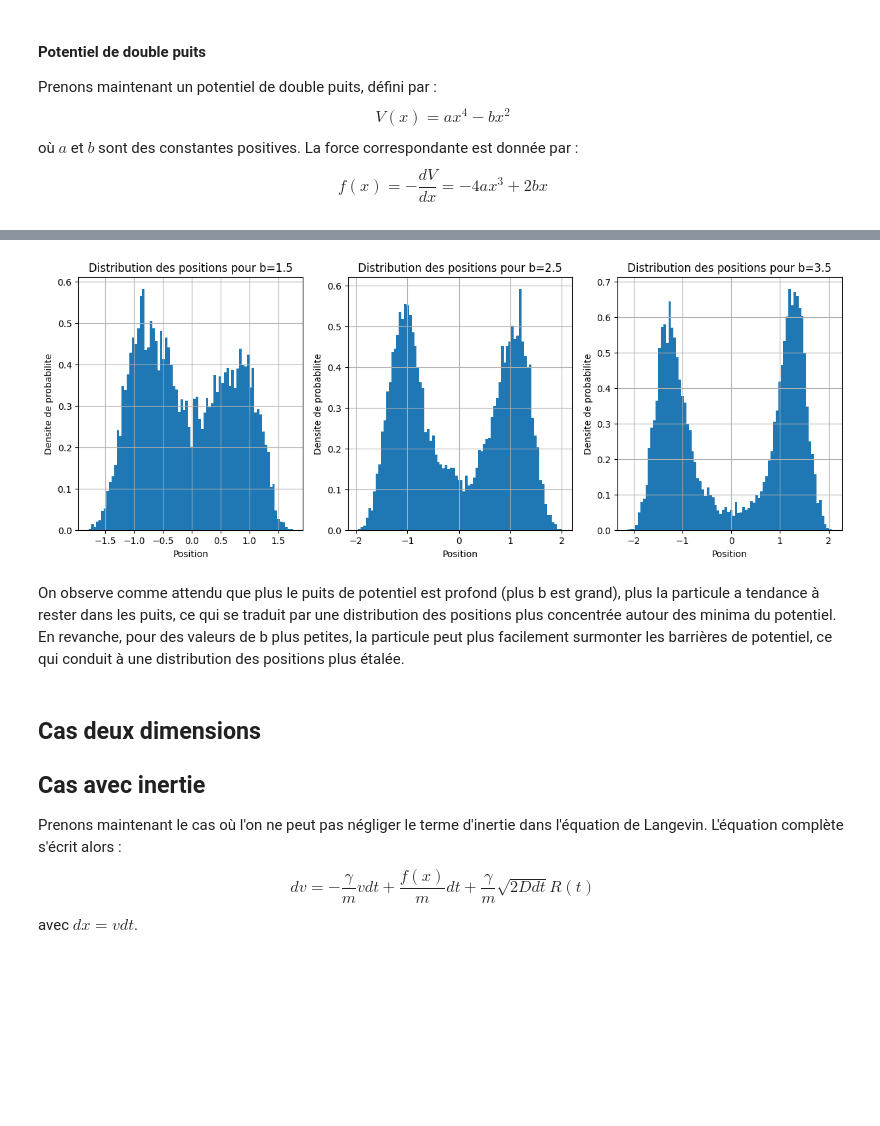
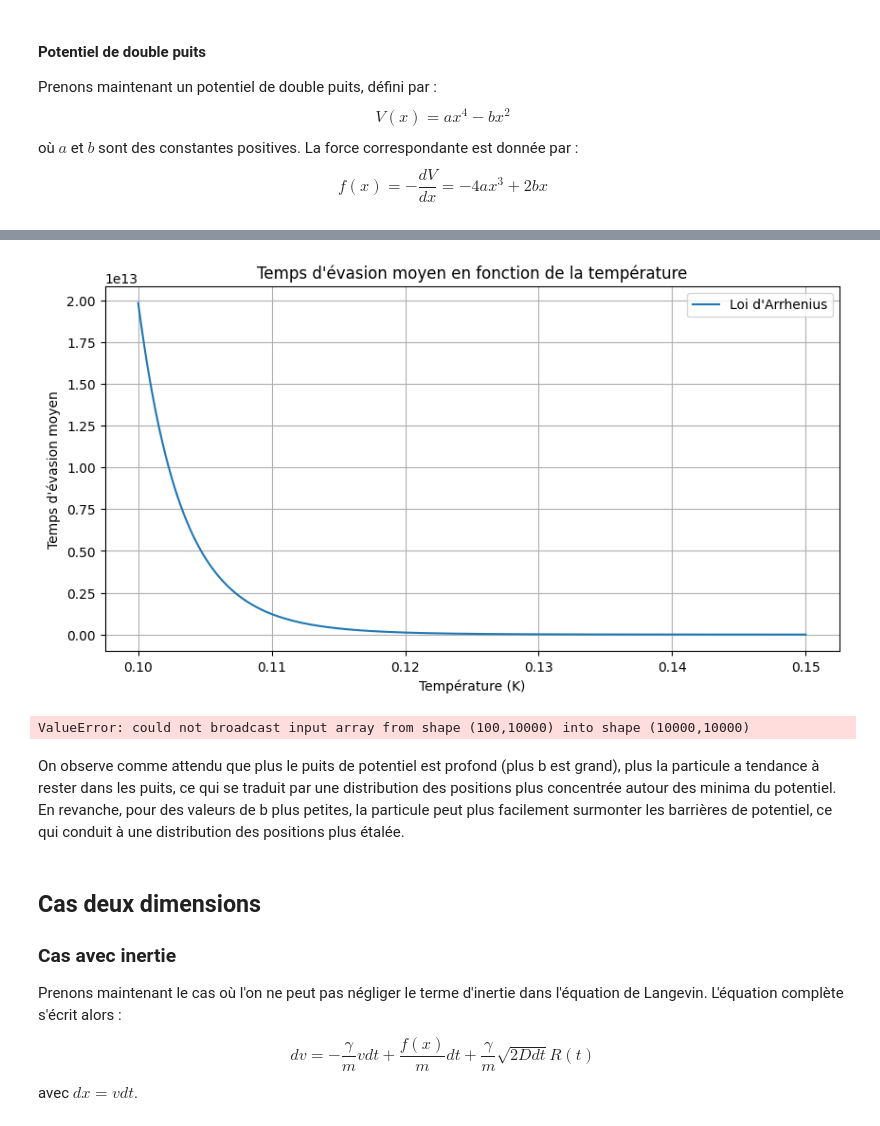
Before and after one commit to ostix360/Brownian-Motion, a Jupyter notebook: CR.ipynb, the cells around one changed output, grey strips where cells are left out. Saved outputs shown, nothing was run; the diff lists cells and outputs as text; code cells hidden in the pictures; blank space fills up the shorter version.

Commit message:
add mean time of escape

```diff
--- a/CR.ipynb
+++ b/CR.ipynb
@@ -201,3 +201,23 @@ plt.show()
+# %%
+# Temps moyen pour s'échapper du puits avec la loi d'Arrhenius
+k_B = 1 # Constante de Boltzmann
+T_value = 1 # Température en Kelvin
+delta_V = np.abs(np.min(V))
+escape_time_arrhenius = np.exp(delta_V / (k_B * T))
+
+# Graph de l'escape time moyen en fonction de T
+T_values = np.linspace(0.1, 0.15, 20000)
+escape_times_arrhenius = np.exp(delta_V / (k_B * T_values))
+plt.figure(figsize=(10, 5))
+plt.plot(T_values, escape_times_arrhenius, label='Loi d\'Arrhenius')
+plt.xlabel('Température (K)')
+plt.ylabel('Temps d\'évasion moyen')
+plt.title('Temps d\'évasion moyen en fonction de la température')
+plt.legend()
+plt.grid()
+plt.show()
+# %% [output]
+[figure, added]
 # %%
 # Les 3 graphes avec différentes valeurs de b
 
@@ -210,18 +230,18 @@ for i, b in enumerate(b_liste):
     plt.subplot(1, len(b_liste), i+1)
     plt.hist(y[i, :, 0], bins=80, density=True)
     plt.xlabel("Position")
-    plt.ylabel("Densite de probabilite")
+    plt.ylabel("Densité de probabilité")
     plt.title("Distribution des positions pour b={}".format(b))
     plt.grid()
 plt.show()
 # %% [output]
-[figure, removed]
+ValueError: could not broadcast input array from shape (100,10000) into shape (10000,10000)
 # %% [markdown]
 On observe comme attendu que plus le puits de potentiel est profond (plus b est grand), plus la particule a tendance à rester dans les puits, ce qui se traduit par une distribution des positions plus concentrée autour des minima du potentiel. En revanche, pour des valeurs de b plus petites, la particule peut plus facilement surmonter les barrières de potentiel, ce qui conduit à une distribution des positions plus étalée.
 # %% [markdown]
 ## Cas deux dimensions
 
 
-## Cas avec inertie
+### Cas avec inertie
 Prenons maintenant le cas où l'on ne peut pas négliger le terme d'inertie dans l'équation de Langevin. L'équation complète s'écrit alors :
 $$dv = -\frac{\gamma}{m} v dt + \frac{f(x)}{m} dt + \frac{\gamma}{m}\sqrt{2Ddt} R(t)$$ avec $dx = v dt$.
```
Also changed, not shown: parts of 7 cells of this notebook.
